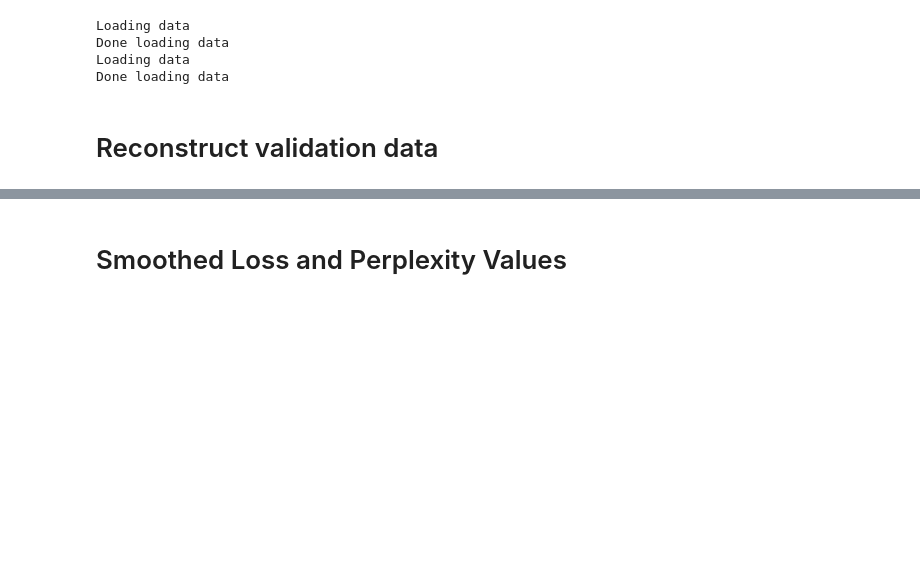
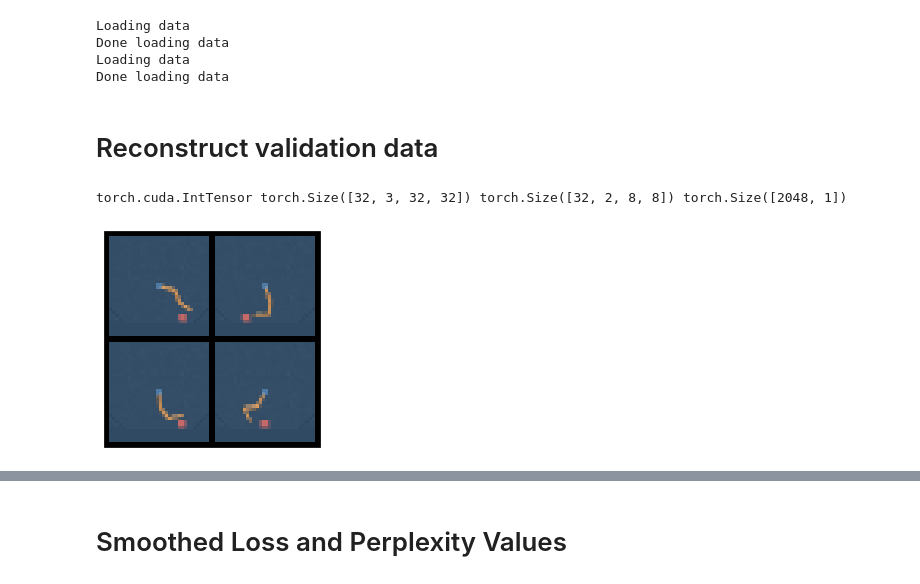
Before and after one commit to MishaLaskin/vqvae, a Jupyter notebook: visualization.ipynb, the cells around one changed output, grey strips where cells are left out. Saved outputs shown, nothing was run; the diff lists cells and outputs as text; code cells hidden in the pictures; blank space fills up the shorter version.

```diff
--- a/visualization.ipynb
+++ b/visualization.ipynb
@@ -94,7 +94,11 @@ model_filename = '/home/misha/research/vqvae/results/vqvae_data_pusher_jul25_ne1
 model_filename = '/home/misha/research/vqvae/results/vqvae_data_block_jul25_ne128nd2.pth'
 model_filename = '/home/misha/research/vqvae/results/vqvae_data_two_blocks_aug1_ne128nd2.pth'
 model_filename = '/home/misha/research/vqvae/results/vqvae_data_just_place_aug1_ne128nd2.pth'
-model,vqvae_data = utils.load_model(model_filename,temporal=False)
+model_filename = '/home/misha/downloads/vqvae/results/vqvae_data_reacher_aug11_ne128nd2.pth'
+model_filename = '/home/misha/downloads/vqvae/results/vqvae_data_pusher_aug18_ne128nd2.pth'
+#model_filename = '/home/misha/downloads/vqvae/results/vqvae_temporal_data_pusher_temporal_aug21_ne128nd2.pth'
+#model_filename = '/home/misha/downloads/vqvae/results/vqvae_data_block_push_simple_sep1_ne128nd2.pth'
+model,vqvae_data = utils.load_model(model_filename,temporal=True)
 # %% [markdown]
 # Load dataset and loaders
 # %%
@@ -110,3 +117,16 @@ Loading data
 Done loading data
 # %% [markdown]
 # Reconstruct validation data
+# %%
+x_val,x_val_recon,z_q,e_indices = reconstruct(validation_loader,model)
+z = model.pre_quantization_conv(model.encoder(x_val))
+y = model.encoder(x_val)
+x_val *=.5
+x_val+=.5
+x_val*=255.
+x_val = x_val.int()
+print(x_val.type(),x_val_recon.shape,z_q.shape,e_indices.shape)
+display_image_grid(x_val[:4],nrow=2)
+# %% [output]
+torch.cuda.IntTensor torch.Size([32, 3, 32, 32]) torch.Size([32, 2, 8, 8]) torch.Size([2048, 1])
+[figure, added]
```
Also changed, not shown: parts of 19 cells of this notebook, 9 other files.
